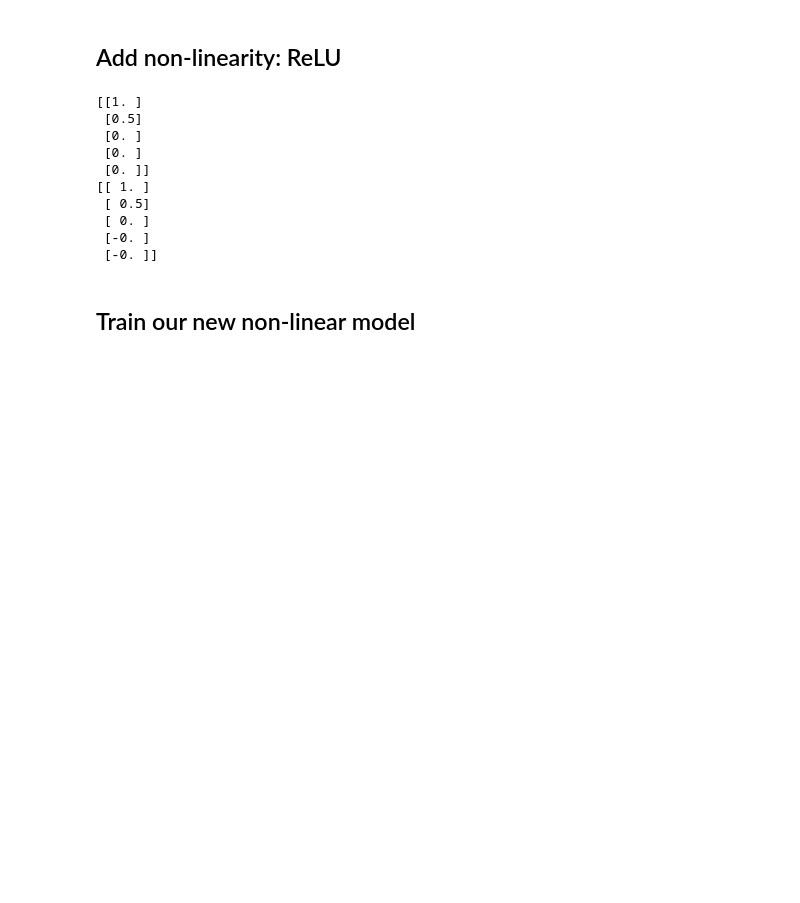
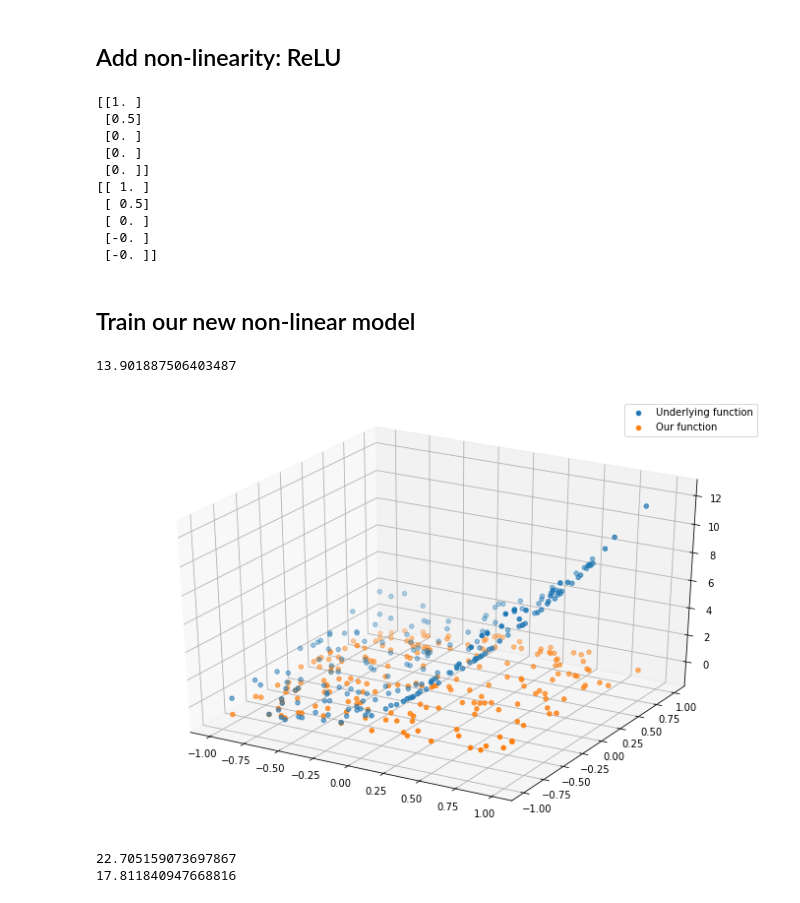
Before and after one commit to IndraP24/Full-Stack-Deep-Learning-Spring21, a Jupyter notebook: Deep Learning Fundamentals/Part 1 Basics | Coding a Neural Network.ipynb, the cells around one changed output. Drawn from its saved outputs; the diff is of its cells as text; code cells hidden in the pictures; blank space fills up the shorter version.

Commit message:
Update non linear regression

```diff
--- a/Deep Learning Fundamentals/Part 1 Basics | Coding a Neural Network.ipynb
+++ b/Deep Learning Fundamentals/Part 1 Basics | Coding a Neural Network.ipynb
@@ -479,14 +479,51 @@ print(relu.backward(input_))
 # %%
 class Model:
     def __init__(self, input_dim, num_hidden):
         self.linear1 = Linear(input_dim, num_hidden)
         self.relu = Relu()
         self.linear2 = Linear(num_hidden, 1)
 
     def __call__(self, X):
         l1 = self.linear1(X)
         r = self.relu(l1)
         l2 = self.linear2(r)
         return l2
 
-    def back
+    def backward(self, output_gradient):
+        linear2_gradient = self.linear2.backward(output_gradient)
+        relu_gradient = self.relu.backward(linear2_gradient)
+        linear1_gradient = self.linear1.backward(relu_gradient)
+        # print('Model backward', linear2_gradient.shape, relu_gradient.shape, linear1_gradient.shape)
+        # print pdb; pdb.set_trace()
+        return linear1_gradient
+
+    def update(self, lr):
+        self.linear2.update(lr)
+        self.linear1.update(lr)
+
+loss = MSE()
+model = Model(d, 10)
+y_pred = model(X)
+loss_value = loss(y_pred, y_true)
+loss_gradient = loss.backward()
+print(loss_value)
+model.backward(loss_gradient)
+plot_3d(X, y_true, y_pred)
+# %% [output]
+13.901887506403487
+[figure, added]
+# %%
+loss = MSE()
+model = Model(d, 10)
+y_pred = model(X)
+loss_value = loss(y_pred, y_true)
+print(loss_value)
+loss_gradient = loss.backward()
+model.backward(loss_gradient)
+model.update(0.1)
+y_pred = model(X)
+loss_value = loss(y_pred, y_true)
+print(loss_value)
+# %% [output]
+22.705159073697867
+17.811840947668816
```
Also changed, not shown: parts of 15 cells of this notebook.
